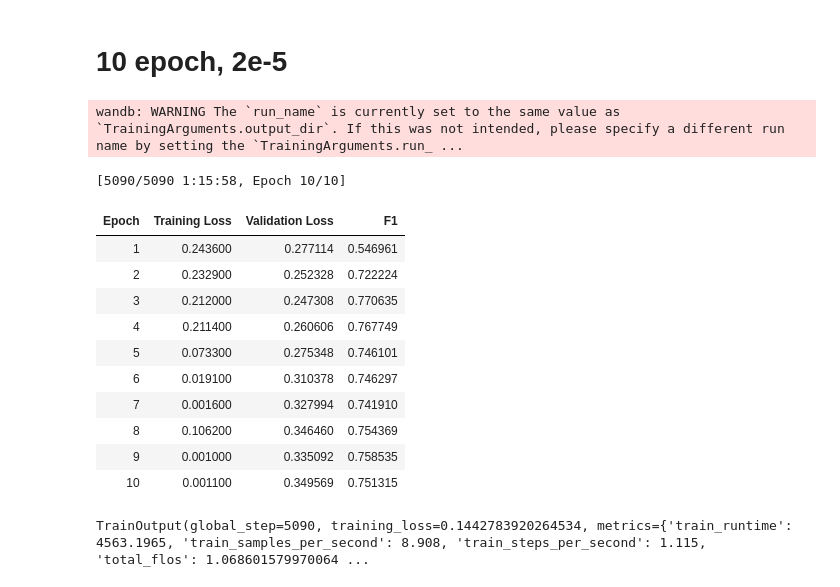
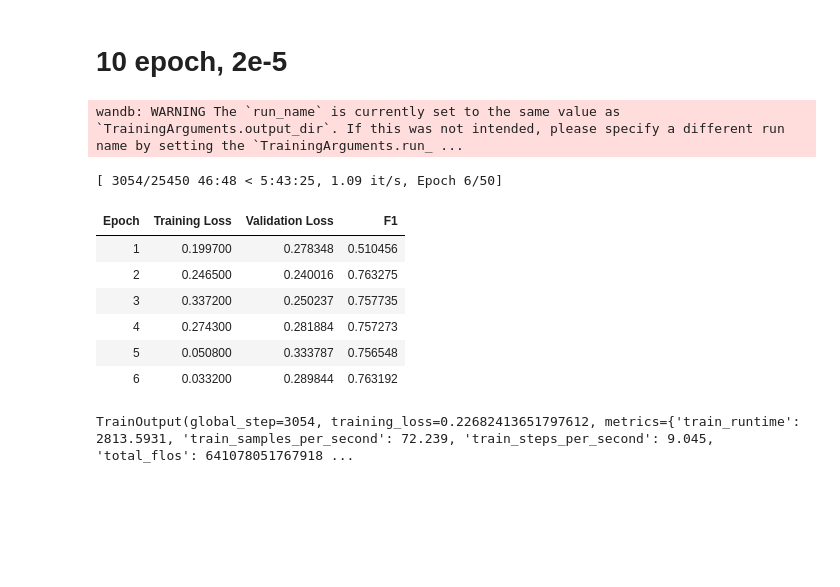
Before and after one commit to SushovitNanda/SemEval-Food-Hazards, a Jupyter notebook: Roberta.ipynb, the cells around one changed output. Cells and saved outputs as stored; diff of their text form; code cells hidden in the pictures; blank space fills up the shorter version.

```diff
--- a/Roberta.ipynb
+++ b/Roberta.ipynb
@@ -379,6 +379,10 @@ food additives and flavourings       0.67      0.40      0.50         5
 # %% [markdown]
 # 10 epoch, 2e-5
 # %%
+from transformers import Trainer, TrainingArguments, EarlyStoppingCallback
+import evaluate
+import numpy as np
+
 # Load the F1 metric and specify macro averaging
 f1_metric = evaluate.load("f1")
 
@@ -391,49 +395,49 @@ def compute_metrics(eval_pred):
     return {"f1": f1["f1"]}
 
 # Update training arguments to focus on F1 score
 training_args = TrainingArguments(
     output_dir="./results",
     evaluation_strategy="epoch",
     save_strategy="epoch",
     learning_rate=2e-5,
     per_device_train_batch_size=8,
     per_device_eval_batch_size=8,
-    num_train_epochs=10,
+    num_train_epochs=50,
     weight_decay=0.01,
     logging_dir="./logs",
     logging_steps=10,
     load_best_model_at_end=True,
-    metric_for_best_model="f1"  # Use F1 score as the metric for saving best model
+    metric_for_best_model="f1",  # Use F1 score as the metric for saving best model
+    greater_is_better=True       # Ensure higher F1 is considered better
 )
 
-# Redefine the Trainer with the updated compute_metrics
+# Redefine the Trainer with the updated compute_metrics and early stopping callback
 trainer = Trainer(
     model=model,
     args=training_args,
     train_dataset=train_dataset,
     eval_dataset=test_dataset,
     tokenizer=tokenizer,
     data_collator=data_collator,
     compute_metrics=compute_metrics  # Use F1 macro for evaluation
 )
 
-# Train the model
+# Add EarlyStoppingCallback to the Trainer with patience of 4 epochs
+trainer.add_callback(EarlyStoppingCallback(early_stopping_patience=4))
+
+# Start training
 trainer.train()
 # %% [output]
 wandb: WARNING The `run_name` is currently set to the same value as `TrainingArguments.output_dir`. If this was not intended, please specify a different run name by setting the `TrainingArguments.run_ ...
-[5090/5090 1:15:58, Epoch 10/10]
+[ 3054/25450 46:48 < 5:43:25, 1.09 it/s, Epoch 6/50]
 | Epoch | Training Loss | Validation Loss | F1 |
-| 1 | 0.243600 | 0.277114 | 0.546961 |
-| 2 | 0.232900 | 0.252328 | 0.722224 |
-| 3 | 0.212000 | 0.247308 | 0.770635 |
-| 4 | 0.211400 | 0.260606 | 0.767749 |
-| 5 | 0.073300 | 0.275348 | 0.746101 |
-| 6 | 0.019100 | 0.310378 | 0.746297 |
-| 7 | 0.001600 | 0.327994 | 0.741910 |
-| 8 | 0.106200 | 0.346460 | 0.754369 |
-| 9 | 0.001000 | 0.335092 | 0.758535 |
-| 10 | 0.001100 | 0.349569 | 0.751315 |
+| 1 | 0.199700 | 0.278348 | 0.510456 |
+| 2 | 0.246500 | 0.240016 | 0.763275 |
+| 3 | 0.337200 | 0.250237 | 0.757735 |
+| 4 | 0.274300 | 0.281884 | 0.757273 |
+| 5 | 0.050800 | 0.333787 | 0.756548 |
+| 6 | 0.033200 | 0.289844 | 0.763192 |
-TrainOutput(global_step=5090, training_loss=0.1442783920264534, metrics={'train_runtime': 4563.1965, 'train_samples_per_second': 8.908, 'train_steps_per_second': 1.115, 'total_flos': 1.068601579970064 ...
+TrainOutput(global_step=3054, training_loss=0.22682413651797612, metrics={'train_runtime': 2813.5931, 'train_samples_per_second': 72.239, 'train_steps_per_second': 9.045, 'total_flos': 641078051767918 ...
 # %%
 # Evaluate the model
 predictions = trainer.predict(test_dataset)
```
Also changed, not shown: parts of 1 cell of this notebook.
